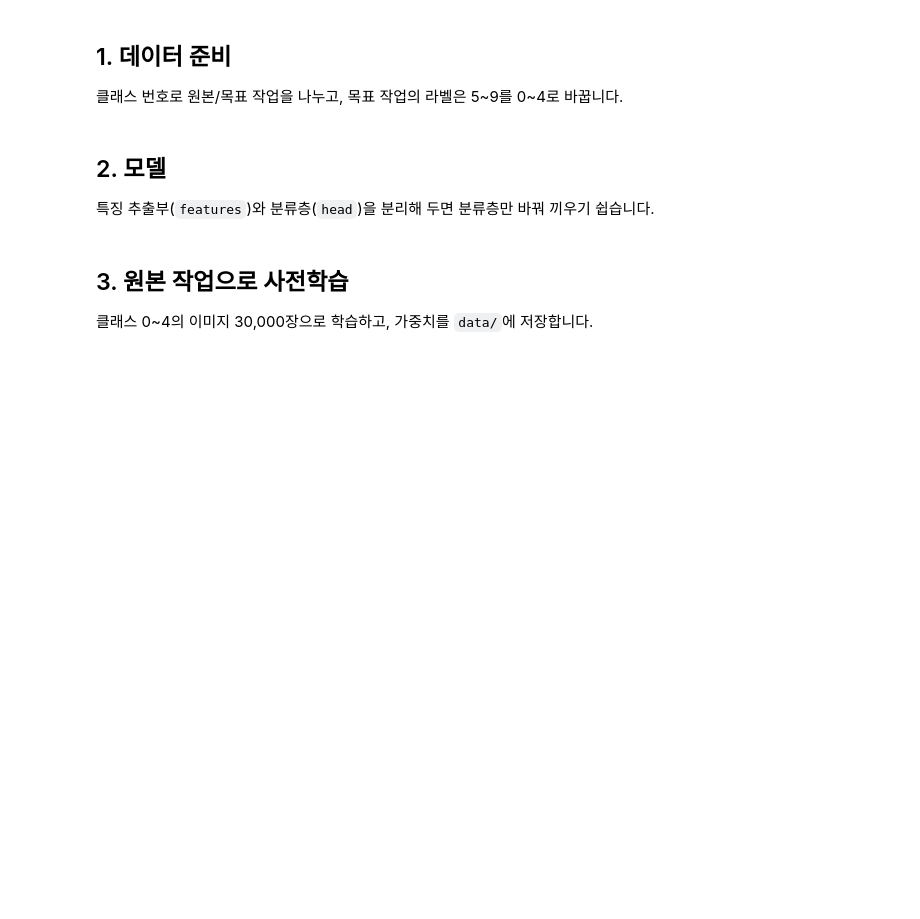
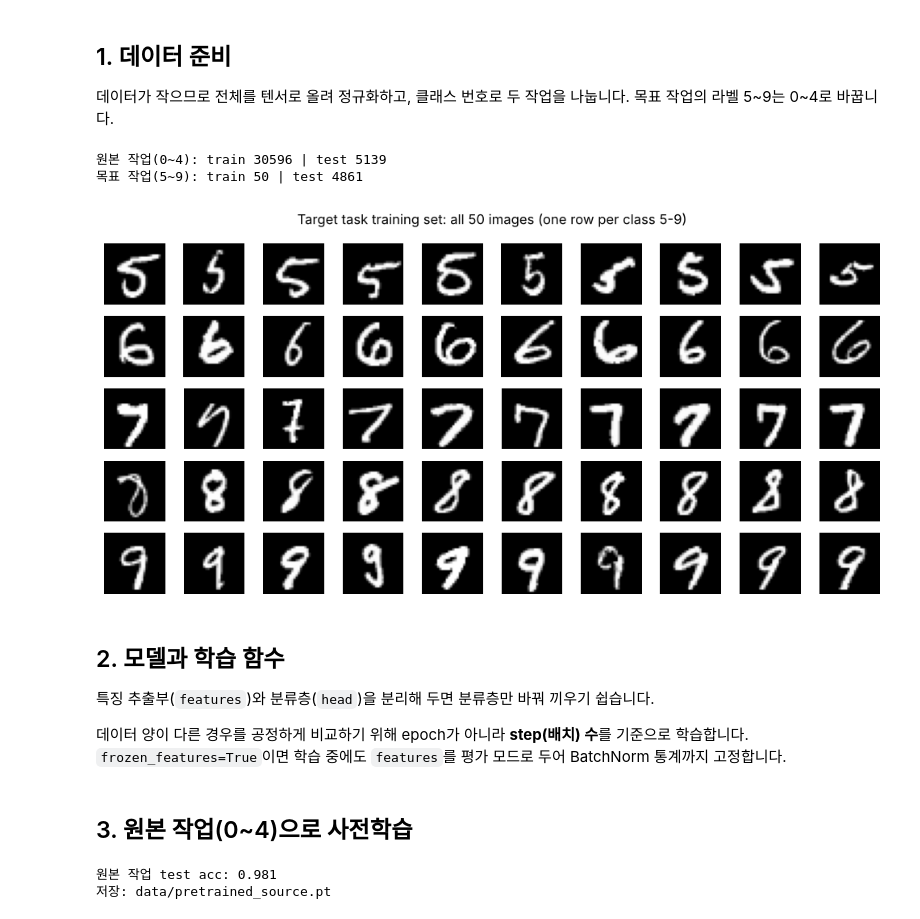
Before and after one commit to wall72/test-claude-cloud, a Jupyter notebook: 06_transfer_learning/06_transfer_learning.ipynb, the cells around one changed output. Saved outputs shown, nothing was run; the diff lists cells and outputs as text; code cells hidden in the pictures; blank space fills up the shorter version.

```diff
--- a/06_transfer_learning/06_transfer_learning.ipynb
+++ b/06_transfer_learning/06_transfer_learning.ipynb
@@ -22,61 +25,61 @@ print(f"PyTorch {torch.__version__}, device: {device}")
 # %% [markdown]
 ## 1. 데이터 준비
 
-클래스 번호로 원본/목표 작업을 나누고, 목표 작업의 라벨은 5~9를 0~4로 바꿉니다.
+데이터가 작으므로 전체를 텐서로 올려 정규화하고, 클래스 번호로 두 작업을 나눕니다. 목표 작업의 라벨 5~9는 0~4로 바꿉니다.
 # %%
 from pathlib import Path
 from torchvision import datasets
 from torch.utils.data import DataLoader, TensorDataset
 
 DATA = Path("data")
-train_full = datasets.FashionMNIST(DATA / "downloads", train=True, download=True)
-test_full = datasets.FashionMNIST(DATA / "downloads", train=False, download=True)
-classes = train_full.classes
+train_full = datasets.MNIST(DATA / "downloads", train=True, download=True)
+test_full = datasets.MNIST(DATA / "downloads", train=False, download=True)
 
-# 데이터가 작으므로 전체를 텐서로 올려 정규화 (평균 0.2860, 표준편차 0.3530)
 def to_tensors(ds):
-    x = (ds.data.float() / 255 - 0.2860) / 0.3530
+    x = (ds.data.float() / 255 - 0.1307) / 0.3081
     return x.unsqueeze(1), ds.targets
 
 x_train, y_train = to_tensors(train_full)
 x_test, y_test = to_tensors(test_full)
 
-# 원본 작업: 클래스 0~4 전체
-src = y_train < 5
-source_train = TensorDataset(x_train[src], y_train[src])
-src_test = y_test < 5
-source_test = TensorDataset(x_test[src_test], y_test[src_test])
+source_train = TensorDataset(x_train[y_train < 5], y_train[y_train < 5])
+source_test = TensorDataset(x_test[y_test < 5], y_test[y_test < 5])
+target_test = TensorDataset(x_test[y_test >= 5], y_test[y_test >= 5] - 5)
 
-# 목표 작업: 클래스 5~9, 학습은 클래스당 50장만
-N_PER_CLASS = 50
-g = torch.Generator().manual_seed(0)
-idx = torch.cat([
-    (y_train == c).nonzero().flatten()[torch.randperm((y_train == c).sum().item(), generator=g)[:N_PER_CLASS]]
-    for c in range(5, 10)
-])
-target_train = TensorDataset(x_train[idx], y_train[idx] - 5)
-tgt_test = y_test >= 5
-target_test = TensorDataset(x_test[tgt_test], y_test[tgt_test] - 5)
+def target_subset(n_per_class, seed=0):
+    """목표 작업(5~9) 학습 데이터에서 클래스당 n_per_class장을 뽑는다."""
+    g = torch.Generator().manual_seed(seed)
+    idx = torch.cat([
+        (y_train == c).nonzero().flatten()[torch.randperm((y_train == c).sum().item(), generator=g)[:n_per_class]]
+        for c in range(5, 10)
+    ])
+    return TensorDataset(x_train[idx], y_train[idx] - 5)
 
-print(f"원본 작업: train {len(source_train)} | test {len(source_test)} | {classes[:5]}")
-print(f"목표 작업: train {len(target_train)} | test {len(target_test)} | {classes[5:]}")
+target_train = target_subset(10)
+print(f"원본 작업(0~4): train {len(source_train)} | test {len(source_test)}")
+print(f"목표 작업(5~9): train {len(target_train)} | test {len(target_test)}")
+# %% [output]
+원본 작업(0~4): train 30596 | test 5139
+목표 작업(5~9): train 50 | test 4861
 # %%
 import matplotlib.pyplot as plt
 
-fig, axes = plt.subplots(2, 5, figsize=(9, 4))
-for c in range(10):
-    ax = axes[c // 5, c % 5]
-    ax.imshow(x_train[(y_train == c).nonzero()[0, 0], 0], cmap="gray")
-    ax.set_title(f"{c}: {classes[c]}", fontsize=9)
+fig, axes = plt.subplots(5, 10, figsize=(10, 5))
+for i, ax in enumerate(axes.flat):
+    ax.imshow(target_train[i][0][0], cmap="gray")
     ax.axis("off")
-axes[0, 0].set_ylabel("source")
-plt.suptitle("top: source classes (0-4) / bottom: target classes (5-9)")
+plt.suptitle("Target task training set: all 50 images (one row per class 5-9)")
 plt.tight_layout()
 plt.show()
+# %% [output]
+[figure, added]
 # %% [markdown]
-## 2. 모델
+## 2. 모델과 학습 함수
 
 특징 추출부(`features`)와 분류층(`head`)을 분리해 두면 분류층만 바꿔 끼우기 쉽습니다.
+
+데이터 양이 다른 경우를 공정하게 비교하기 위해 epoch가 아니라 **step(배치) 수**를 기준으로 학습합니다.
+`frozen_features=True`이면 학습 중에도 `features`를 평가 모드로 두어 BatchNorm 통계까지 고정합니다.
 # %%
 from torch import nn
 
@@ -115,16 +122,18 @@ def accuracy(model, dataset):
     for x, y in DataLoader(dataset, batch_size=1000):
         correct += (model(x.to(device)).argmax(1).cpu() == y).sum().item()
     return correct / len(dataset)
-# %% [markdown]
-## 3. 원본 작업으로 사전학습
-
-클래스 0~4의 이미지 30,000장으로 학습하고, 가중치를 `data/`에 저장합니다.
+# %% [markdown]
+## 3. 원본 작업(0~4)으로 사전학습
 # %%
 pretrained_path = DATA / "pretrained_source.pt"
 
 source_model = CNN().to(device)
-train(source_model, source_train, epochs=2, lr=1e-3)
+train(source_model, source_train, steps=2 * len(source_train) // 64,   # 약 2 epoch
+      param_groups=source_model.parameters())
 print(f"원본 작업 test acc: {accuracy(source_model, source_test):.3f}")
 torch.save(source_model.state_dict(), pretrained_path)
 print("저장:", pretrained_path)
+# %% [output]
+원본 작업 test acc: 0.981
+저장: data/pretrained_source.pt
 # %% [markdown]
```
Also changed, not shown: parts of 15 cells of this notebook, 2 other files.
